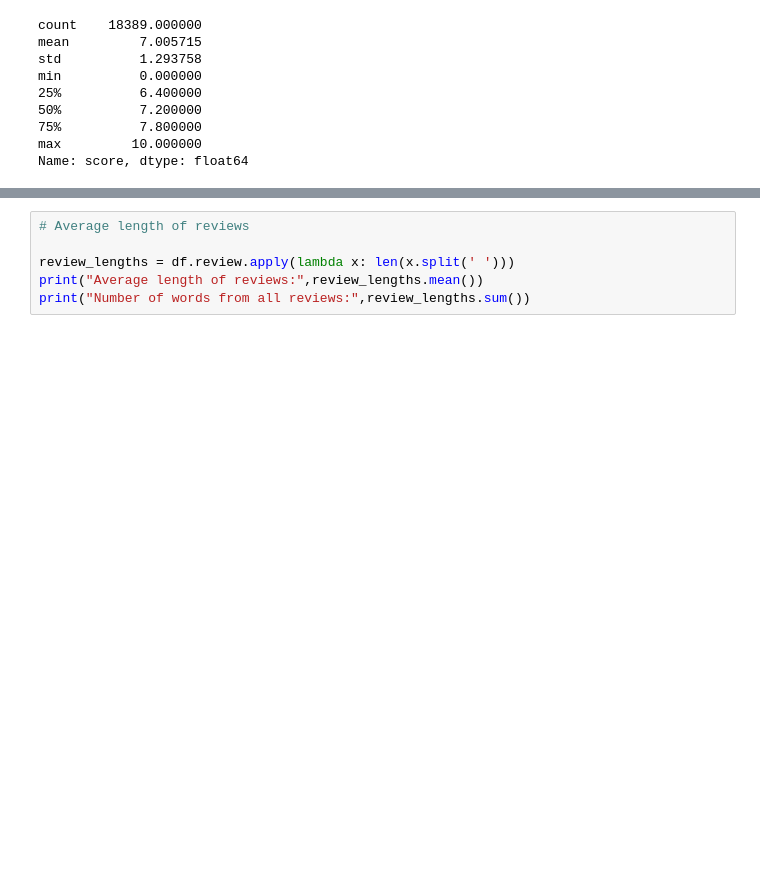
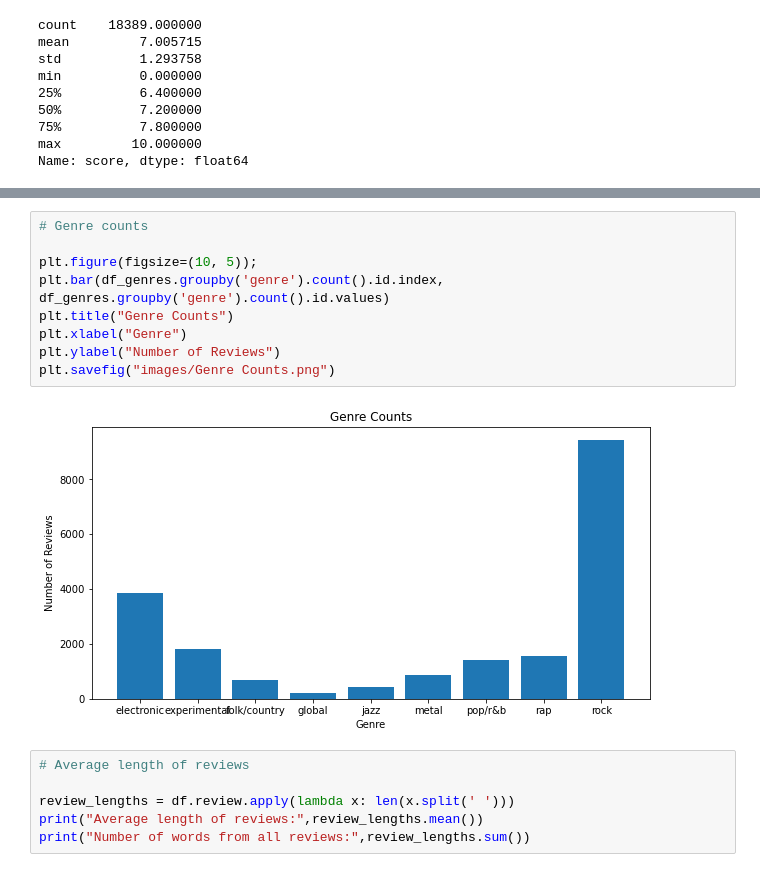
Before and after one commit to Lewy09-Tm25/Album-Reviews-Sentiment-Analysis, a Jupyter notebook: cleaning_eda.ipynb, the cells around one changed output, grey strips where cells are left out. Cells and saved outputs as stored; diff of their text form; blank space fills up the shorter version.

```diff
--- a/cleaning_eda.ipynb
+++ b/cleaning_eda.ipynb
@@ -140,5 +133,16 @@ plt.title("Score distribution of reviews");
 # %% [output]
 [figure]
+# %%
+# Genre counts
+
+plt.figure(figsize=(10, 5));
+plt.bar(df_genres.groupby('genre').count().id.index, df_genres.groupby('genre').count().id.values)
+plt.title("Genre Counts")
+plt.xlabel("Genre")
+plt.ylabel("Number of Reviews")
+plt.savefig("images/Genre Counts.png")
+# %% [output]
+[figure, added]
 # %%
 # Average length of reviews
 
```
Also changed, not shown: parts of 8 cells of this notebook, 5 other files.
